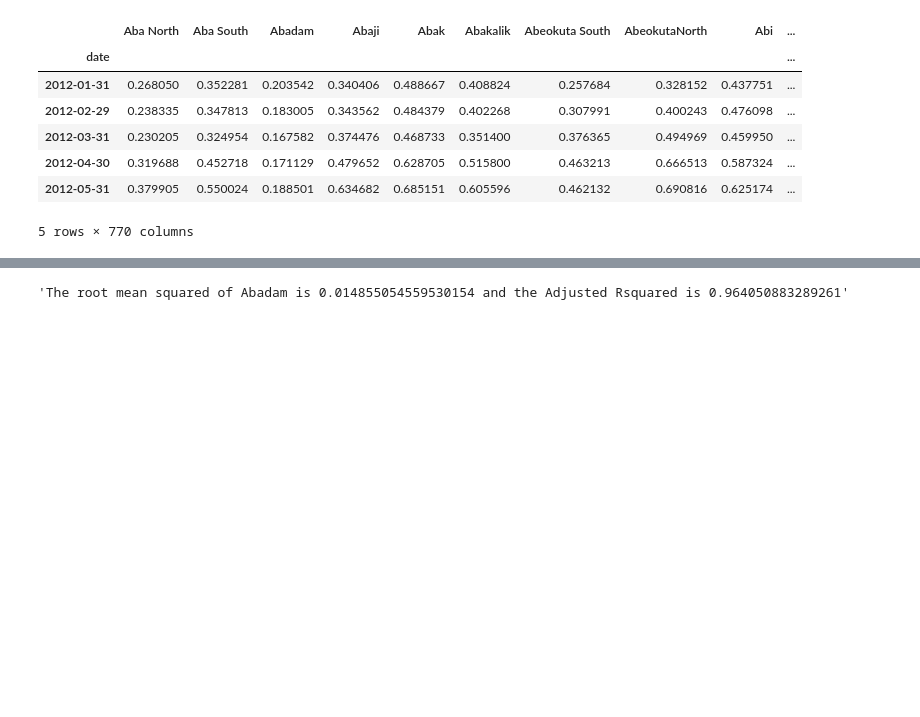
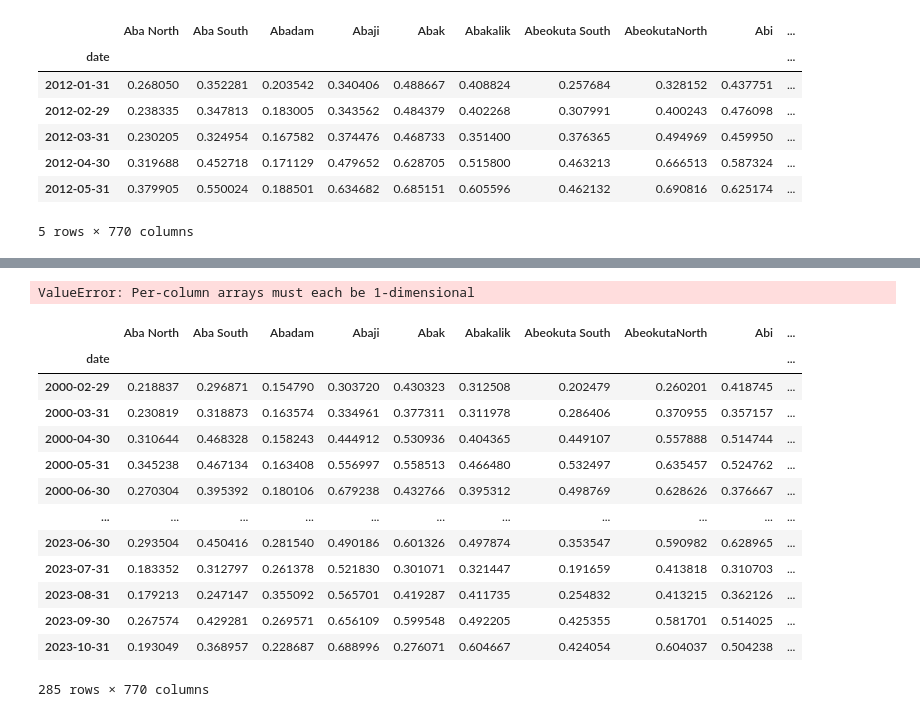
Before and after one commit to Lorraine254/Backdating_Satellite_Data, a Jupyter notebook: Backdating_Admin2.ipynb, the cells around one changed output, grey strips where cells are left out. Cells and saved outputs as stored; diff of their text form; code cells hidden in the pictures; blank space fills up the shorter version.

```diff
--- a/Backdating_Admin2.ipynb
+++ b/Backdating_Admin2.ipynb
@@ -122,4 +118,21 @@ def regression(x:pd.DataFrame,y:pd.DataFrame)->float:
-# %%
-regression(VIIRS_monthly, MODIS_monthly)
-# %% [output]
-'The root mean squared of Abadam is 0.014855054559530154 and the Adjusted Rsquared is 0.964050883289261'
+# %%
+regressions(VIIRS_monthly, MODIS_2012, MODIS_2000)
+# %% [output]
+ValueError: Per-column arrays must each be 1-dimensional
+# %%
+MODIS_monthly
+# %% [output]
+|  | Aba North | Aba South | Abadam | Abaji | Abak | Abakalik | Abeokuta South | AbeokutaNorth | Abi | ... |
+| date |  |  |  |  |  |  |  |  |  | ... |
+| 2000-02-29 | 0.218837 | 0.296871 | 0.154790 | 0.303720 | 0.430323 | 0.312508 | 0.202479 | 0.260201 | 0.418745 | ... |
+| 2000-03-31 | 0.230819 | 0.318873 | 0.163574 | 0.334961 | 0.377311 | 0.311978 | 0.286406 | 0.370955 | 0.357157 | ... |
+| 2000-04-30 | 0.310644 | 0.468328 | 0.158243 | 0.444912 | 0.530936 | 0.404365 | 0.449107 | 0.557888 | 0.514744 | ... |
+| 2000-05-31 | 0.345238 | 0.467134 | 0.163408 | 0.556997 | 0.558513 | 0.466480 | 0.532497 | 0.635457 | 0.524762 | ... |
+| 2000-06-30 | 0.270304 | 0.395392 | 0.180106 | 0.679238 | 0.432766 | 0.395312 | 0.498769 | 0.628626 | 0.376667 | ... |
+| ... | ... | ... | ... | ... | ... | ... | ... | ... | ... | ... |
+| 2023-06-30 | 0.293504 | 0.450416 | 0.281540 | 0.490186 | 0.601326 | 0.497874 | 0.353547 | 0.590982 | 0.628965 | ... |
+| 2023-07-31 | 0.183352 | 0.312797 | 0.261378 | 0.521830 | 0.301071 | 0.321447 | 0.191659 | 0.413818 | 0.310703 | ... |
+| 2023-08-31 | 0.179213 | 0.247147 | 0.355092 | 0.565701 | 0.419287 | 0.411735 | 0.254832 | 0.413215 | 0.362126 | ... |
+| 2023-09-30 | 0.267574 | 0.429281 | 0.269571 | 0.656109 | 0.599548 | 0.492205 | 0.425355 | 0.581701 | 0.514025 | ... |
+| 2023-10-31 | 0.193049 | 0.368957 | 0.228687 | 0.688996 | 0.276071 | 0.604667 | 0.424054 | 0.604037 | 0.504238 | ... |
+285 rows × 770 columns
```
Also changed, not shown: parts of 8 cells of this notebook, 1 other file.
